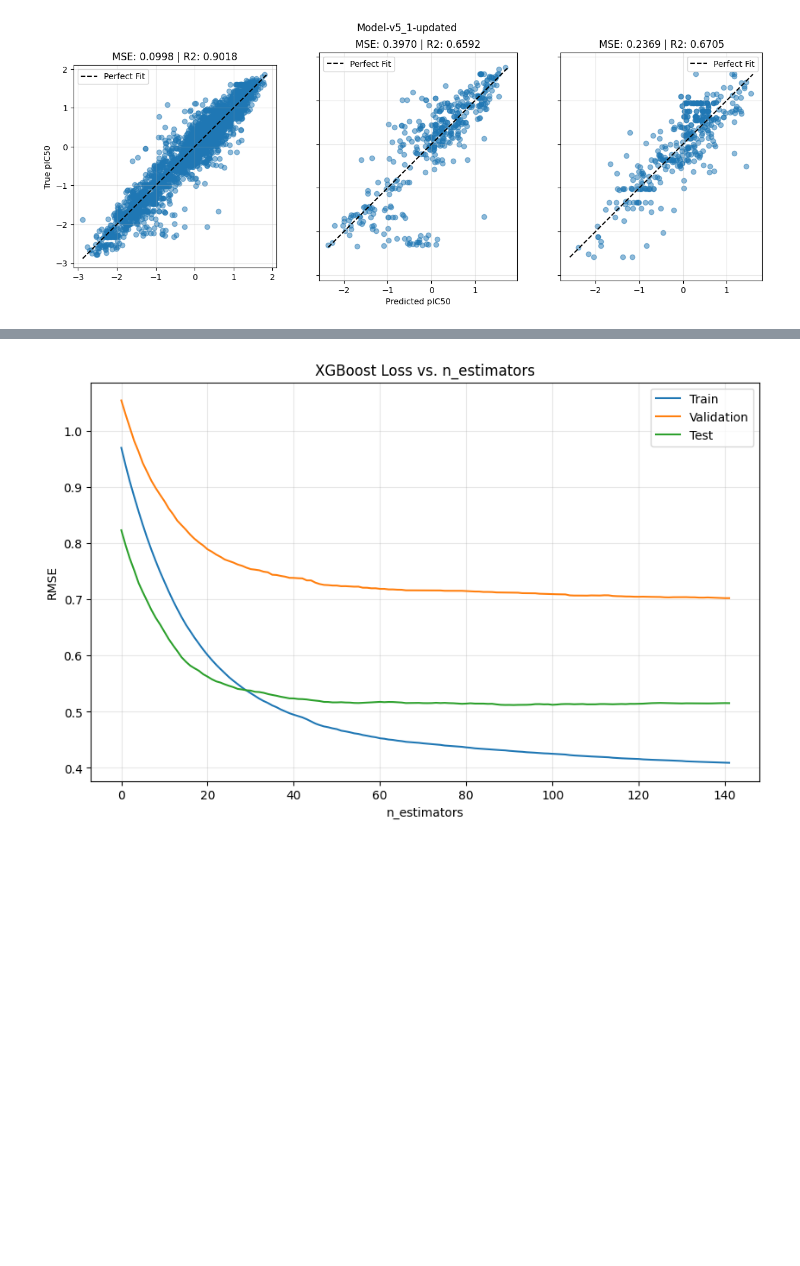
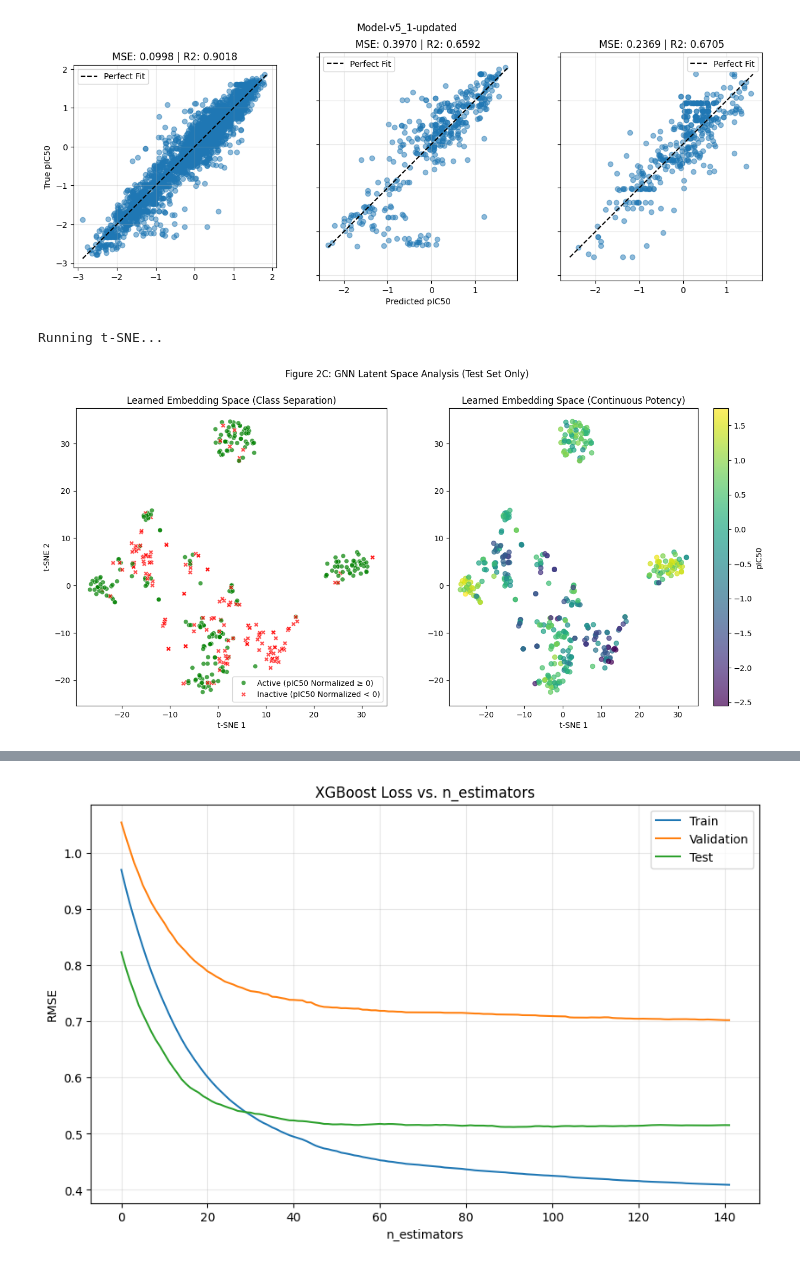
Before and after one commit to Djtrainer/cancer_research, a Jupyter notebook: notebooks/mdm2_breaker_model_eda.ipynb, the cells around one changed output, grey strips where cells are left out. Drawn from its saved outputs; the diff is of its cells as text; code cells hidden in the pictures; blank space fills up the shorter version.

Commit message:
look at embeddings

```diff
--- a/notebooks/mdm2_breaker_model_eda.ipynb
+++ b/notebooks/mdm2_breaker_model_eda.ipynb
@@ -712,3 +724,78 @@ plot_predictions(
 )
 # %% [output]
 [figure]
+# %%
+def plot_latent_space(model, test_indices, mol_data):
+    embeddings = []
+    activities = []
+    labels = []
+    threshold = 0
+
+    with torch.no_grad():
+        for idx in test_indices:
+            data = mol_data[idx]
+
+            # 1. Extract the Molecule Embedding (Graph Part Only)
+            # This corresponds to the 'mol_vec' in your forward pass
+            # Shape: [1, 256] (128 sum + 128 max)
+            mol_vec = model.encode_molecule(data)
+
+            # Store as numpy
+            embeddings.append(mol_vec.cpu().numpy())
+
+            # Store Truth
+            pIC50 = data.y.item()
+            activities.append(pIC50)
+
+            # Define Label
+            if pIC50 >= threshold:
+                labels.append(f"Active (pIC50 Normalized ≥ {threshold})")
+            else:
+                labels.append(f"Inactive (pIC50 Normalized < {threshold})")
+
+        # Concatenate
+        X = np.concatenate(embeddings, axis=0)
+        y_continuous = np.array(activities)
+        y_discrete = np.array(labels)
+
+        # 2. Run t-SNE
+        print("Running t-SNE...")
+        tsne = TSNE(n_components=2, random_state=42, init='pca', learning_rate='auto')
+        X_embedded = tsne.fit_transform(X)
+
+        # 3. Plotting
+        fig, ax = plt.subplots(1, 2, figsize=(16, 7))
+
+        # Plot A: Discrete (Active vs Inactive)
+        sns.scatterplot(
+            x=X_embedded[:, 0],
+            y=X_embedded[:, 1],
+            hue=y_discrete,
+            style=y_discrete,
+            palette={f"Active (pIC50 Normalized ≥ {threshold})": "green", f"Inactive (pIC50 Normalized < {threshold})": "red"},
+            alpha=0.7,
+            ax=ax[0]
+        )
+        ax[0].set_title("Learned Embedding Space (Class Separation)")
+        ax[0].set_xlabel("t-SNE 1")
+        ax[0].set_ylabel("t-SNE 2")
+
+        # Plot B: Continuous (Gradient)
+        sc = ax[1].scatter(
+            X_embedded[:, 0],
+            X_embedded[:, 1],
+            c=y_continuous,
+            cmap="viridis",
+            alpha=0.7
+        )
+        plt.colorbar(sc, ax=ax[1], label="pIC50")
+        ax[1].set_title("Learned Embedding Space (Continuous Potency)")
+        ax[1].set_xlabel("t-SNE 1")
+
+        plt.suptitle("Figure 2C: GNN Latent Space Analysis (Test Set Only)")
+        plt.show()
+
+plot_latent_space(model_v5, test_indices_random, mol_data)
+# %% [output]
+Running t-SNE...
+[figure, added]
```
Also changed, not shown: parts of 3 cells of this notebook.
